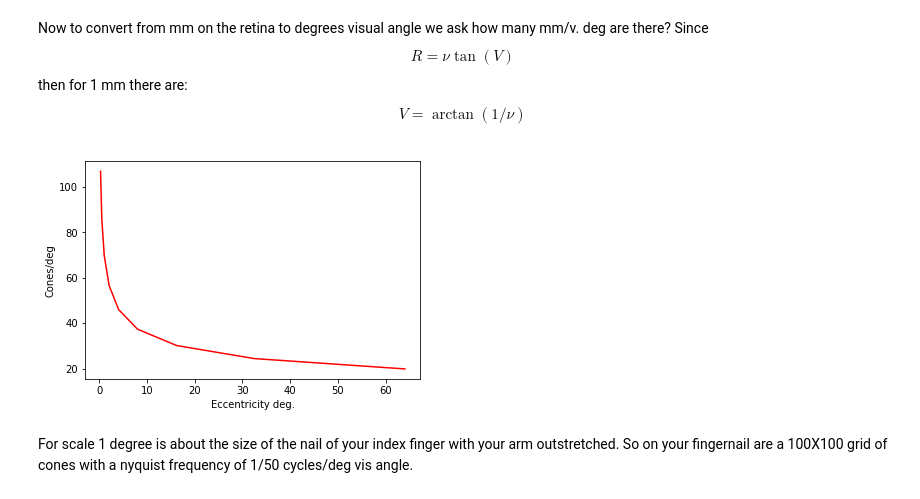
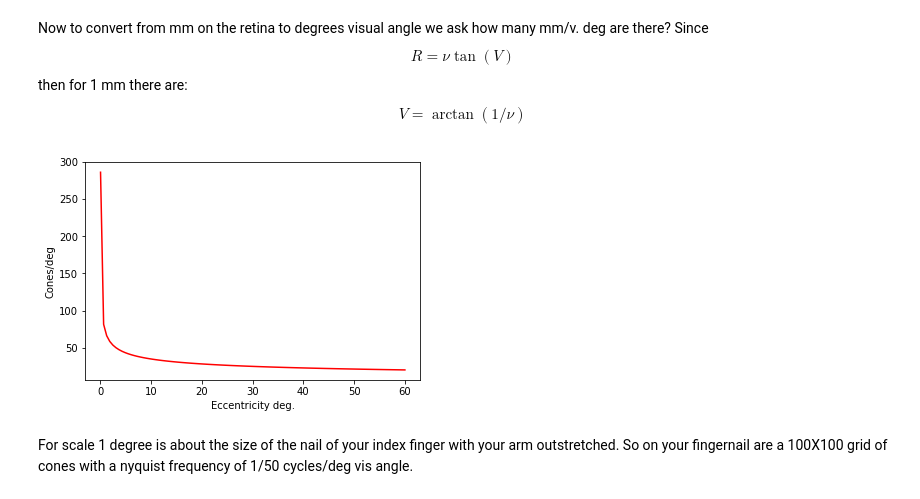
Before and after one commit to deanpospisil/ipython_nb, a Jupyter notebook: Spatial receptive fields in the ventral stream..ipynb, the cells around one changed output. Saved outputs shown, nothing was run; the diff lists cells and outputs as text; code cells hidden in the pictures.

```diff
--- a/Spatial receptive fields in the ventral stream..ipynb
+++ b/Spatial receptive fields in the ventral stream..ipynb
@@ -73,16 +90,17 @@ then for 1 mm there are:
 $$V = \arctan(1/\nu)$$
 # %%
 nu=17
-old_y = 10**(m*lcx + c);
+x = np.linspace(0.01, 60, 100)
+old_y = (10**c)*(x**m)
 new_y = np.sqrt(old_y);
 degpmm = np.rad2deg(np.arctan(1/nu))
 new_y = new_y/degpmm;
 
-plt.plot(cones[:,0], new_y, color='r');
+plt.plot(x, new_y, color='r');
 plt.ylabel('Cones/deg');
 plt.xlabel('Eccentricity deg.');
 # %% [output]
-[figure, old version]
+[figure, new version]
 # %% [markdown]
 For scale 1 degree is about the size of the nail of your index finger with your arm outstretched. So on your fingernail are a 100X100 grid of cones with a nyquist frequency of 1/50 cycles/deg vis angle.
 # %% [markdown]
```
Also changed, not shown: parts of 16 cells of this notebook, 1 other file.
